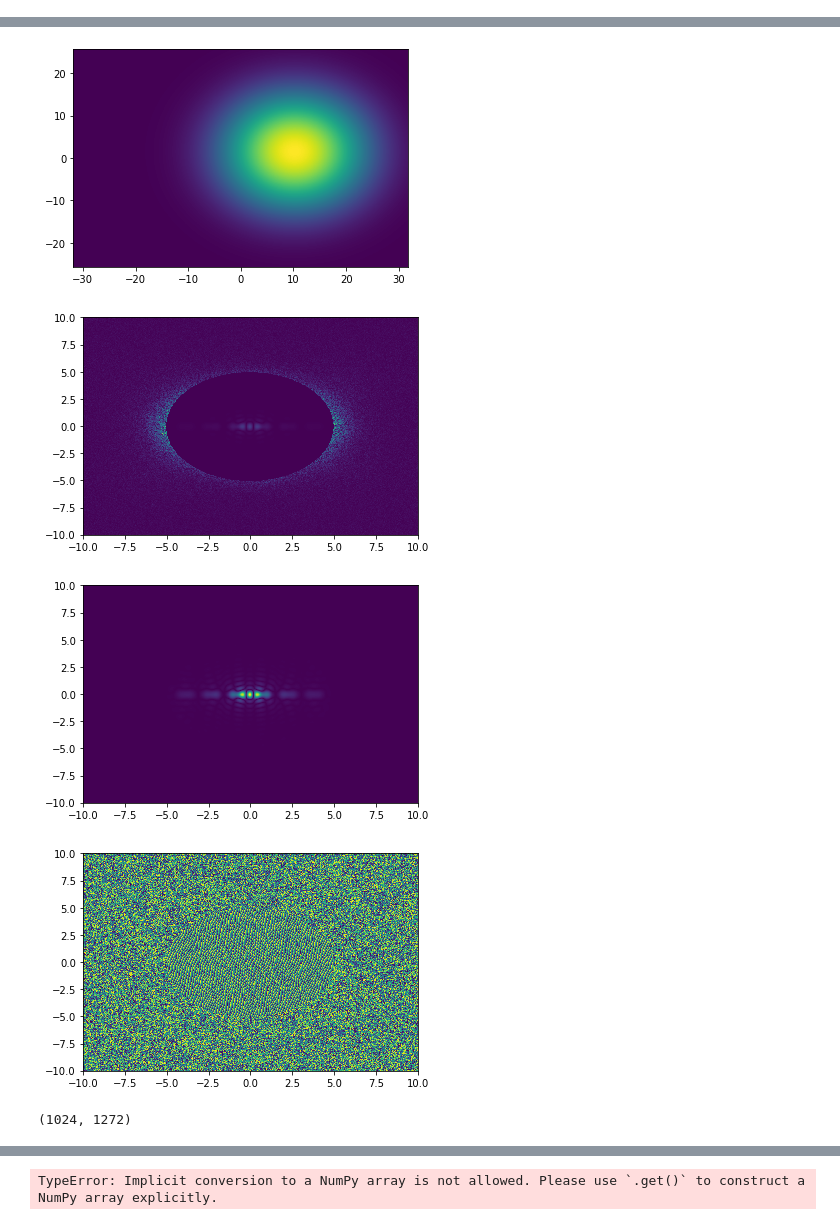
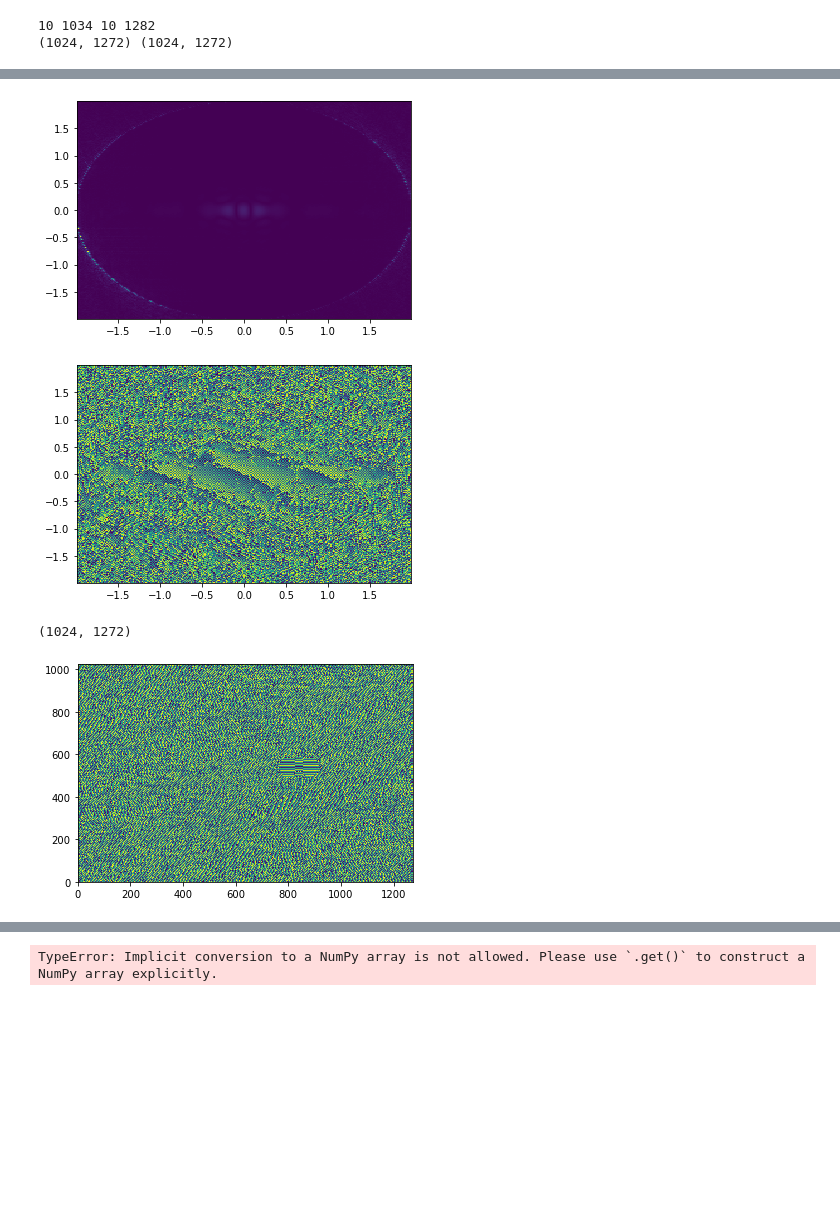
Before and after one commit to henhen724/GS_algorithm, a Jupyter notebook: localOnlyGS.ipynb, the cells around one changed output, grey strips where cells are left out. Saved outputs shown, nothing was run; the diff lists cells and outputs as text; code cells hidden in the pictures; blank space fills up the shorter version.

```diff
--- a/localOnlyGS.ipynb
+++ b/localOnlyGS.ipynb
@@ -34,27 +42,21 @@ def one_step_of_HPR(cur_pos, measured_mom_mag, diststep, GS_amp_mask, GS_phase_m
 # %%
-def GS_algorithm(pos_amp, mom_amp_mag, diststep, GS_amp_mask, GS_phase_mask, num_iters):
-    # Create arrays to store data during the iterations
-    transmited_power = xp.zeros(num_iters)
-    chi_squared = xp.zeros(num_iters)
-
+def GS_algorithm(pos_amp, mom_amp_mag, kspace_scaling, GS_amp_mask, GS_phase_mask, num_iters):
     phi = 2*xp.pi*xp.random.random(pos_amp.shape)
     cur_pos_amp = xp.abs(pos_amp)*xp.exp(1j*phi)
     # plt.pcolor(X, Y, xp.angle(cur_pos_amp))
     # plt.show()
     for i in range(0,num_iters):
-        cur_pos_amp, cur_mom_amp = one_step_of_GS(cur_pos_amp, pos_amp, mom_amp_mag, diststep, GS_amp_mask, GS_phase_mask)
-        transmited_power[i] = xp.sum(xp.square(xp.abs(fftshift(ifftn(cur_mom_amp))*GS_amp_mask*(2*xp.pi/diststep**2))))*diststep**2
-        # chi_squared[i] = xp.sum(xp.square(xp.abs(fftshift(ifftn(cur_mom_amp))*(2*xp.pi/diststep**2) - pos_amp)*GS_amp_mask))
-        # print(xp.sum(xp.square(xp.abs(new_pos_amp)))*diststep**2)
-        # plt.pcolor(Px_sorted, Py_sorted, xp.abs(cur_mom_amp))
-        # if i % 10 == 0:
-            # plt.pcolor(X, Y, xp.abs(fftshift(ifftn(cur_mom_amp))*(2*xp.pi/diststep**2)))
-            # plt.show()
-            # plt.pcolor(X, Y, xp.angle(fftshift(ifftn(cur_mom_amp))*(2*xp.pi/diststep**2)))
-            # plt.show()
-            # plt.pcolor(X, Y, xp.angle(cur_pos_amp))
-            # plt.show()
-    return cur_pos_amp, cur_mom_amp, transmited_power, chi_squared
+        cur_pos_amp, cur_mom_amp = one_step_of_GS(cur_pos_amp, pos_amp, mom_amp_mag, kspace_scaling, GS_amp_mask, GS_phase_mask)
+        # plt.pcolor(xp.abs(cur_mom_amp).get())
+        # plt.show()
+        # if i % 1 == 0:
+        #     plt.pcolor(xp.abs(fftshift(ifftn(cur_mom_amp, s=cur_pos_amp.shape))/kspace_scaling).get())
+        #     plt.show()
+        #     # plt.pcolor(xp.angle(fftshift(ifftn(cur_mom_amp, s=cur_pos_amp.shape))*(2*xp.pi/diststep**2)).get())
+        #     # plt.show()
+        #     # plt.pcolor(xp.angle(cur_pos_amp).get())
+        #     # plt.show()
+    return cur_pos_amp, cur_mom_amp
 
 def convert_phase_to_SLM_image(phase_image, filename):
     LUT1560 = 226
@@ -161,5 +175,7 @@ def solve_one_mode(spot_size, spot_size_SLM, mirror_ratio):
 # %%
-transmited_power, chi_squared, GS_amp_mask_size, phase_mask = solve_one_mode(0.5, 5.0, 10.0)
+phase_mask = solve_one_mode(0.2, 10.0)
 plt.pcolor(phase_mask.get())
-convert_phase_to_SLM_image(phase_mask, "TEM20attempt1")
+convert_phase_to_SLM_image(phase_mask, "TEM20attempt2")
 # %% [output]
+10 1034 10 1282
+(1024, 1272) (1024, 1272)
@@ -167,5 +183,4 @@ convert_phase_to_SLM_image(phase_mask, "TEM20attempt1")
-[figure, old version]
+[figure, new version]
-[figure, old version]
+[figure, new version]
+(1024, 1272)
-[figure, old version]
+[figure, new version]
-[figure, removed]
-(1024, 1272)
```
Also changed, not shown: parts of 4 cells of this notebook, 2 other files.
